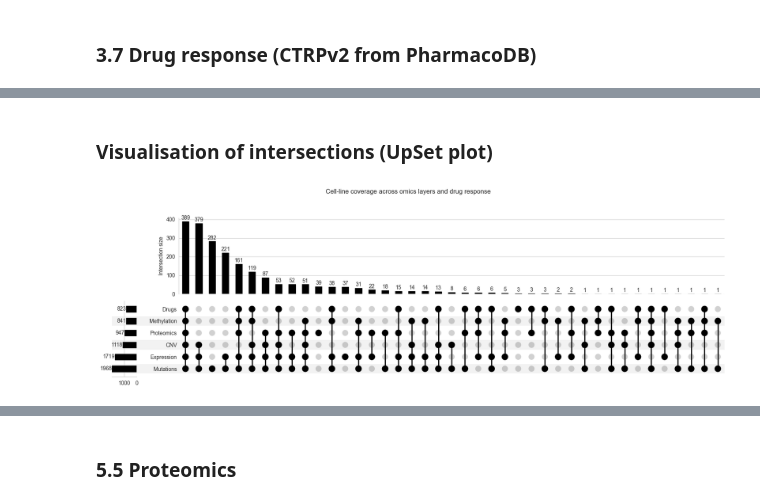
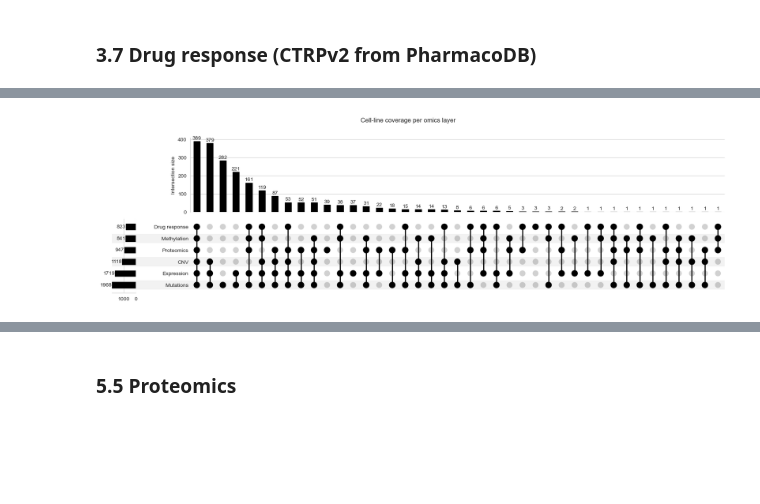
Before and after one commit to Hrishikesh332/Multi-Omics-Mechanism-Modelling-AAC, a Jupyter notebook: 01_data_prep_eda.ipynb, the cells around one changed output, grey strips where cells are left out. Saved outputs shown, nothing was run; the diff lists cells and outputs as text; code cells hidden in the pictures; blank space fills up the shorter version.

```diff
--- a/01_data_prep_eda.ipynb
+++ b/01_data_prep_eda.ipynb
@@ -82,11 +50,8 @@ Imports OK
 # Project paths
 DATA_DIR = Path("./data")
 RAW_DIR = DATA_DIR / "raw"
-PROCESSED_DIR = DATA_DIR / "processed"
 
-for d in [RAW_DIR, PROCESSED_DIR]:
-    d.mkdir(parents=True, exist_ok=True)
+RAW_DIR.mkdir(parents=True, exist_ok=True)
 
 print(f"RAW_DIR: {RAW_DIR.resolve()}")
-print(f"PROCESSED_DIR: {PROCESSED_DIR.resolve()}")
 # %% [output]
@@ -768,11 +498,9 @@ prot_raw = pd.read_csv(
     RAW_DIR / "Protein_matrix_averaged_20250211.tsv",
     sep="\t",
     index_col=0,
+    low_memory=False,
 )
 print(f"Raw shape: {prot_raw.shape}")
-print(f"\nMetadata-column 'Unnamed: 1' sample values:")
-print(prot_raw["Unnamed: 1"].head(8).to_dict())
-print(f"\n'symbol' row sample values (UniProt → gene name):")
-print(prot_raw.loc["symbol"].head(8).to_dict())
+prot_raw.head()
 # %% [output]
 Raw shape: (950, 8454)
@@ -810,22 +528,29 @@ Functions for names harmonization
 import re
 
 def build_alias_map(model_df):
+    """Build a lookup dict mapping various cell line name formats to their ModelID."""
     alias_map = {}
+    # Only use name/ID columns that actually exist in the dataframe
     name_cols = [c for c in [
         "StrippedCellLineName", "CCLEName", "CellLineName",
         "ModelID", "SangerModelID", "RRID",
     ] if c in model_df.columns]
+
     for _, row in model_df.iterrows():
         mid = row["ModelID"]
         for col in name_cols:
             val = row[col]
             if pd.notna(val) and isinstance(val, str):
+                # Map the raw uppercased name to the ModelID
                 alias_map[val.upper()] = mid
+                # Also map a stripped version (letters/digits only) to handle naming variants like "MCF-7" vs "MCF7"
                 stripped = re.sub(r"[^A-Z0-9]", "", val.upper())
                 alias_map[stripped] = mid
     return alias_map
 
+
 def to_model_id(name, alias_map):
+    """Resolve a cell line name to its ModelID using the alias map"""
     if not isinstance(name, str):
         return None
     if name.upper() in alias_map:
@@ -833,6 +558,7 @@ def to_model_id(name, alias_map):
     stripped = re.sub(r"[^A-Z0-9]", "", name.upper())
     return alias_map.get(stripped)
 
+
 alias_map = build_alias_map(model)
 print(f"Alias map built: {len(alias_map):,} entries")
 # %% [output]
@@ -960,39 +672,25 @@ Intersection (3 omics, no prot, no meth):     574
-# %% [markdown]
-### Visualisation of intersections (UpSet plot)
 # %%
-# Optional: UpSet plot if upsetplot is installed
-try:
-    from upsetplot import UpSet, from_contents
-    contents = {
-        "Expression": expr_ids,
-        "Mutations":  mut_ids,
-        "CNV":        cnv_ids,
-        "Methylation": meth_ids,
-        "Proteomics": prot_ids,
-        "Drugs":      drug_ids,
-    }
-    upset_data = from_contents(contents)
-    fig = plt.figure(figsize=(12, 5))
-    UpSet(upset_data, subset_size="count", show_counts=True, sort_by="cardinality").plot(fig=fig)
-    plt.suptitle("Cell-line coverage across omics layers and drug response", y=1.02)
-    plt.tight_layout()
-    plt.show()
-except ImportError:
-    print("Install upsetplot for richer visualization: %pip install upsetplot")
-    # Fallback bar chart
-    sizes = pd.Series({
-        "Expression": len(expr_ids),
-        "Mutations": len(mut_ids),
-        "CNV": len(cnv_ids),
-        "Methylation": len(meth_ids),
-        "Proteomics": len(prot_ids),
-        "Drugs": len(drug_ids),
-        "ALL 5 + drugs": len(intersection_all),
-    }).sort_values()
-    sizes.plot(kind="barh", figsize=(8, 4), color="steelblue")
-    plt.title("Cell-line coverage")
-    plt.xlabel("# cell lines")
-    plt.tight_layout()
-    plt.show()
+# UpSet plot
+from upsetplot import UpSet, from_contents
+contents = {
+    "Expression": expr_ids,
+    "Mutations": mut_ids,
+    "CNV": cnv_ids,
+    "Methylation": meth_ids,
+    "Proteomics": prot_ids_reference,
+    "Drug response": drug_ids,
+}
+upset_data = from_contents(contents)
+fig = plt.figure(figsize=(14, 6))
+UpSet(
+    upset_data,
+    subset_size="count",
+    show_counts=True,
+    sort_by="cardinality",
+    sort_categories_by="cardinality",
+).plot(fig)
+plt.suptitle("Cell-line coverage per omics layer")
+plt.tight_layout()
+plt.show()
 # %% [output]
-[figure, old version]
+[figure, new version]
```
Also changed, not shown: parts of 97 cells of this notebook, 3 other files.
